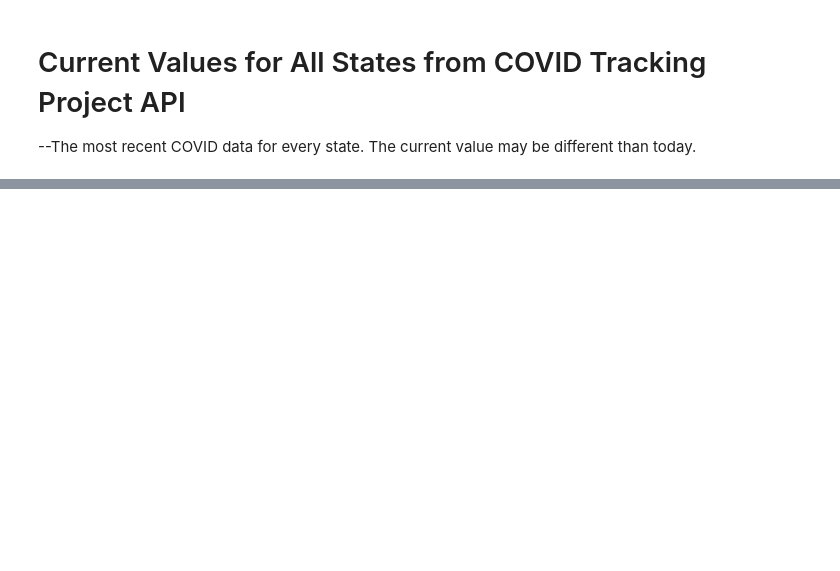
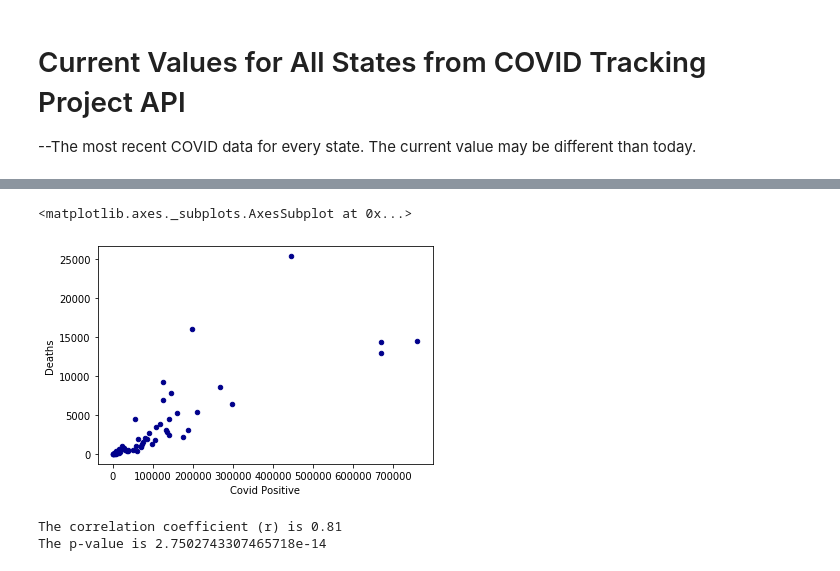
Before and after one commit to havyjavy/Healthcare-and-Covid-19, a Jupyter notebook: Covid Tracking Project/All_States.ipynb, the cells around one changed output, grey strips where cells are left out. Saved outputs shown, nothing was run; the diff lists cells and outputs as text; code cells hidden in the pictures; blank space fills up the shorter version.

```diff
--- a/Covid Tracking Project/All_States.ipynb
+++ b/Covid Tracking Project/All_States.ipynb
@@ -81,0 +97,19 @@ AllStates_df
+# %%
+import scipy.stats as sts
+
+AllStates_df.plot.scatter(x='Covid Positive',
+                      y='Deaths',
+                      c='DarkBlue')
+# %% [output]
+<matplotlib.axes._subplots.AxesSubplot at 0x...>
+[figure, added]
+# %%
+deaths = AllStates_df['Deaths']
+covid19_infxn = AllStates_df['Covid Positive']
+correlation = sts.pearsonr(covid19_infxn, deaths)
+
+print(f"The correlation coefficient (r) is {round(correlation[0],2)}")
+print(f"The p-value is {correlation[1]}")
+# %% [output]
+The correlation coefficient (r) is 0.81
+The p-value is 2.7502743307465718e-14
```
Also changed, not shown: parts of 6 cells of this notebook.
